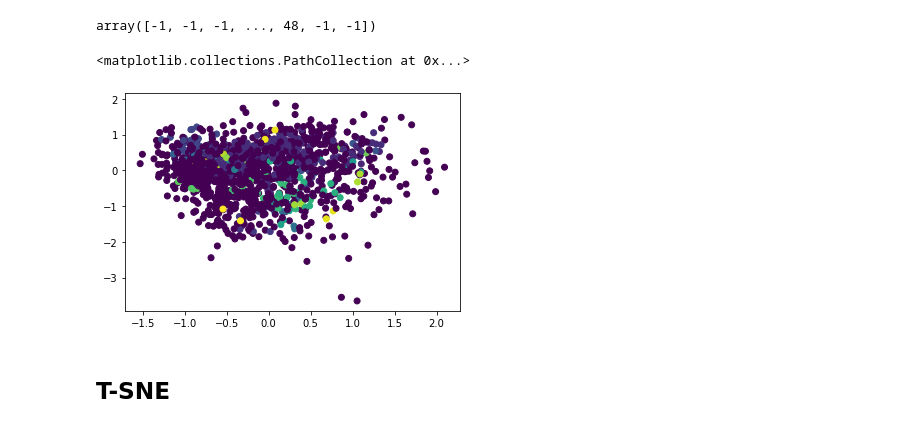
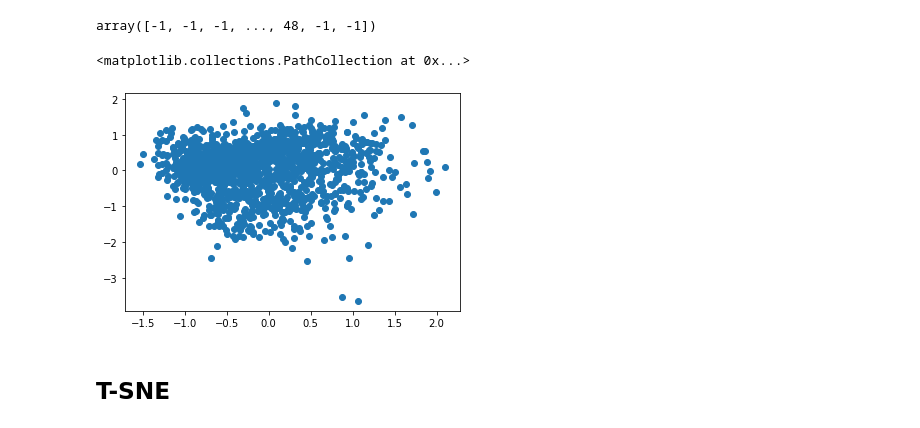
Before and after one commit to yuvaramsingh94/human_protein_atlas, a Jupyter notebook: code/feature_extractor.ipynb, the cells around one changed output. Saved outputs shown, nothing was run; the diff lists cells and outputs as text; code cells hidden in the pictures.

```diff
--- a/code/feature_extractor.ipynb
+++ b/code/feature_extractor.ipynb
@@ -276,10 +279,10 @@ DB_cluster
 array([-1, -1, -1, ..., 48, -1, -1])
 # %%
 
-plt.scatter(pca_2d_viz[:1400,0],pca_2d_viz[:1400,1], c=DB_cluster, )
+plt.scatter(pca_2d_viz[:1400,0],pca_2d_viz[:1400,1],)# c=DB_cluster, )
 # %% [output]
 <matplotlib.collections.PathCollection at 0x...>
-[figure, old version]
+[figure, new version]
 # %% [markdown]
 ## T-SNE
 # %%
```
Also changed, not shown: parts of 4 cells of this notebook, 2 other files.
